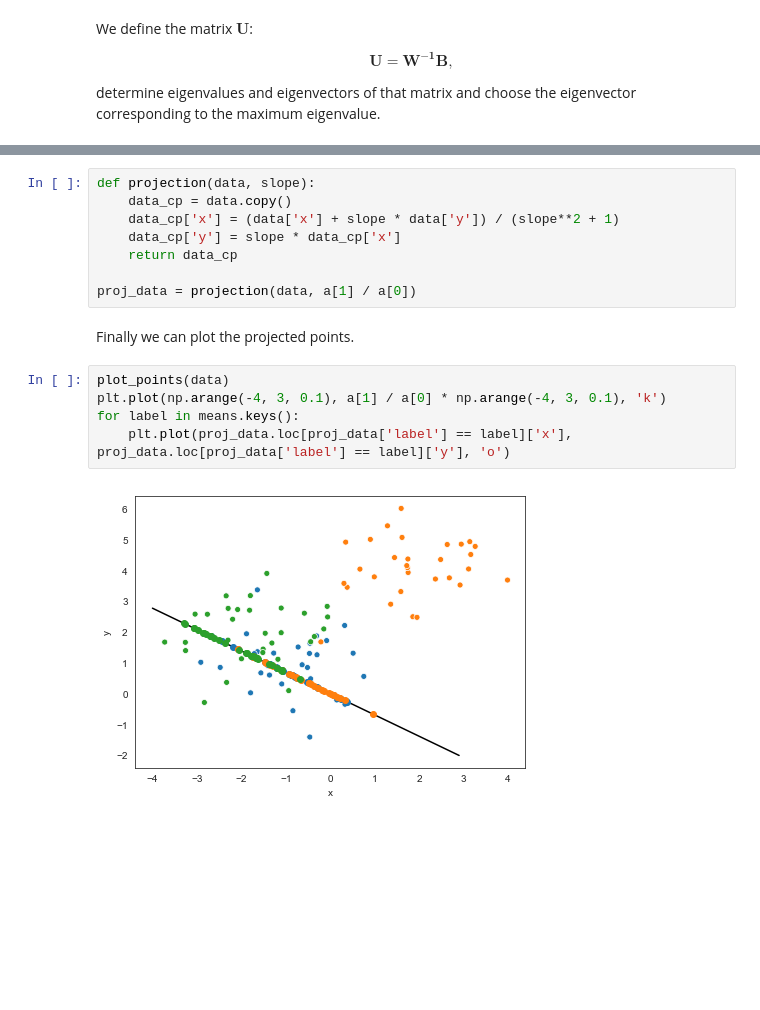
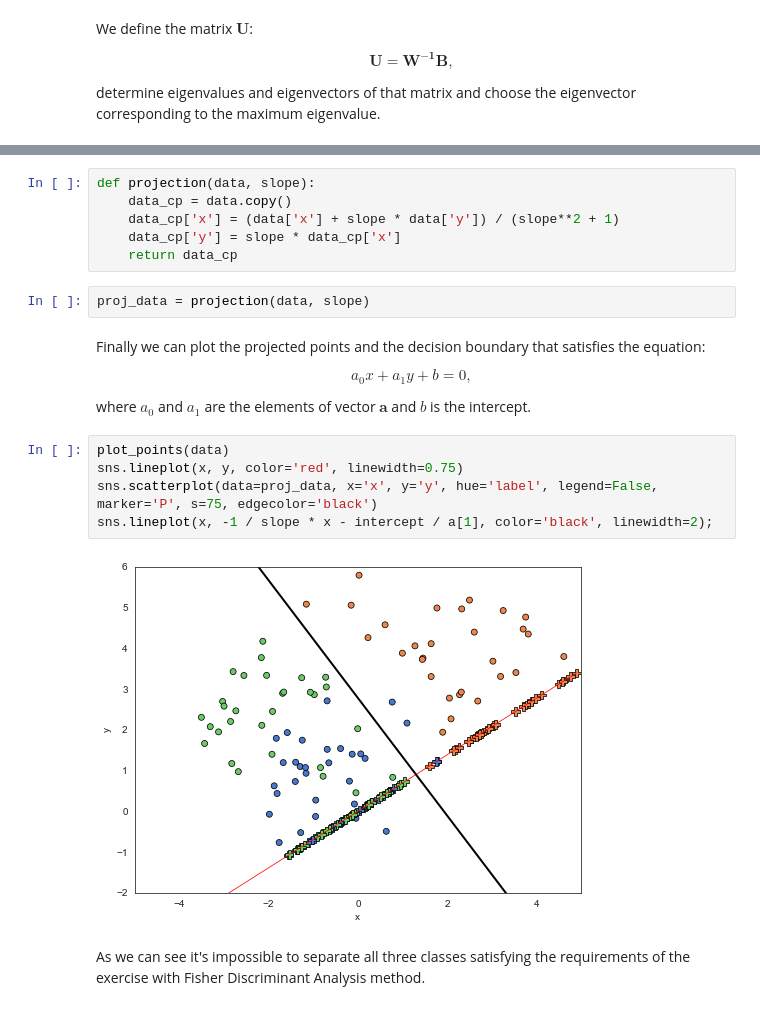
Before and after one commit to mickuz/lsed, a Jupyter notebook: Fisher Discriminant Analysis.ipynb, the cells around one changed output, grey strips where cells are left out. Saved outputs shown, nothing was run; the diff lists cells and outputs as text; blank space fills up the shorter version.

Commit message:
Fix for exercise 1

```diff
--- a/Fisher Discriminant Analysis.ipynb
+++ b/Fisher Discriminant Analysis.ipynb
@@ -87,14 +101,22 @@ def projection(data, slope):
     data_cp['x'] = (data['x'] + slope * data['y']) / (slope**2 + 1)
     data_cp['y'] = slope * data_cp['x']
     return data_cp
-
-proj_data = projection(data, a[1] / a[0])
-# %% [markdown]
-Finally we can plot the projected points.
-# %%
-plot_points(data)
-plt.plot(np.arange(-4, 3, 0.1), a[1] / a[0] * np.arange(-4, 3, 0.1), 'k')
-for label in means.keys():
-    plt.plot(proj_data.loc[proj_data['label'] == label]['x'], proj_data.loc[proj_data['label'] == label]['y'], 'o')
-# %% [output]
-[figure, removed]
+# %%
+proj_data = projection(data, slope)
+# %% [markdown]
+Finally we can plot the projected points and the decision boundary that satisfies the equation:
+
+\begin{equation}
+a_{0}x + a_{1}y + b = 0,
+\end{equation}
+
+where $a_{0}$ and $a_{1}$ are the elements of vector $\boldsymbol{a}$ and $b$ is the intercept.
+# %%
+plot_points(data)
+sns.lineplot(x, y, color='red', linewidth=0.75)
+sns.scatterplot(data=proj_data, x='x', y='y', hue='label', legend=False, marker='P', s=75, edgecolor='black')
+sns.lineplot(x, -1 / slope * x - intercept / a[1], color='black', linewidth=2);
+# %% [output]
+[figure, added]
+# %% [markdown]
+As we can see it's impossible to separate all three classes satisfying the requirements of the exercise with Fisher Discriminant Analysis method.
```
Also changed, not shown: parts of 10 cells of this notebook.
